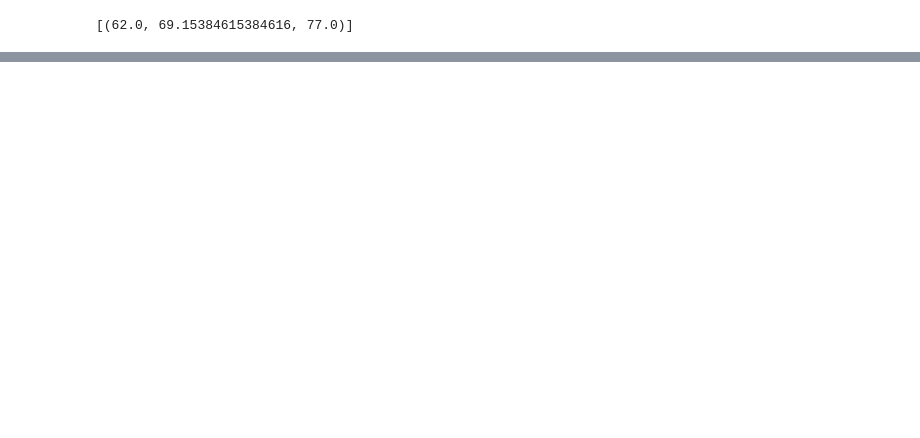
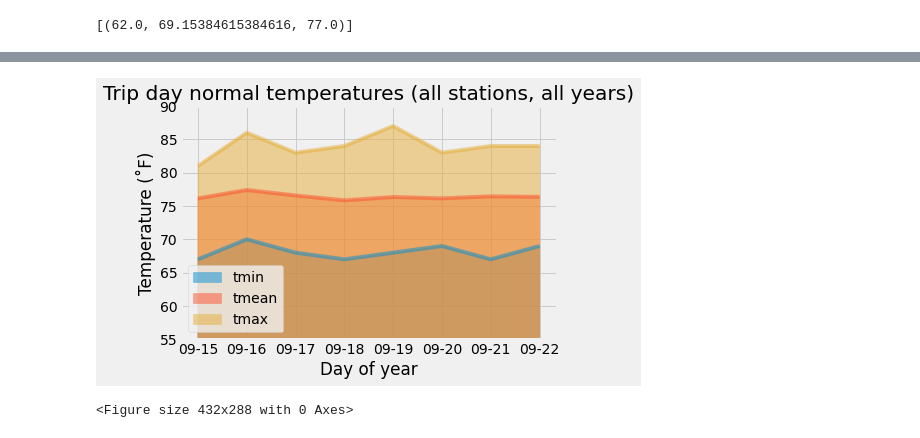
Before and after one commit to bjmacgreg/sqlalchemy-challenge, a Jupyter notebook: MacGregor_climate.ipynb, the cells around one changed output, grey strips where cells are left out. Saved outputs shown, nothing was run; the diff lists cells and outputs as text; code cells hidden in the pictures; blank space fills up the shorter version.

```diff
--- a/MacGregor_climate.ipynb
+++ b/MacGregor_climate.ipynb
@@ -487,15 +473,11 @@ last_year_rain.sort_values(by='prcp', ascending=False)
 
 def daily_normals(date):
     """Daily Normals.
-
     Args:
         date (str): A date string in the format '%m-%d'
-
-    Returns:
-        A list of tuples containing the daily normals, tmin, tavg, and tmax
+    Returns:        A list of tuples containing the daily normals, tmin, tavg, and tmax
 
     """
-
     sel = [func.min(Measurement.tobs), func.avg(Measurement.tobs), func.max(Measurement.tobs)]
     return session.query(*sel).filter(func.strftime("%m-%d", Measurement.date) == date).all()
 
@@ -505,18 +487,26 @@ daily_normals("01-01")
 # %%
 # calculate the daily normals for your trip
 # push each tuple of calculations into a list called `normals`
+# Set the start and end date of the trip
+# Use the start and end date to create a range of dates
+# Strip off the year and save a list of %m-%d strings
+# Loop through the list of %m-%d strings and calculate the normals for each date
 
-# Set the start and end date of the trip
+trip_dates = pd.date_range(start='2016-09-15', end='2016-09-22')
 
-# Use the start and end date to create a range of dates
+trip_days = []
+for date in trip_dates:
+    trip_day = date.strftime('%m-%d')
+    trip_days.append(trip_day)
+trip_days
 
-# Strip off the year and save a list of %m-%d strings
+def numpy_flat(a):
+    return list(np.array(a).flat)
 
-# Loop through the list of %m-%d strings and calculate the normals for each date
-#normals = []
+normals = []
+for day in trip_days:
+    result = numpy_flat((daily_normals(day)))
+    normals.append(result)
 
-
-#09-15
-#09-22
-daily_normals("09-15")
+normals
 # %% [output]
@@ -524,2 +521,5 @@ daily_normals("09-15")
 # %%
 # Load the previous query results into a Pandas DataFrame and add the `trip_dates` range as the `date` index
+
+normals_df = pd.DataFrame(normals, columns = ['tmin', 'tmean', 'tmax'], index=trip_days)
+normals_df
@@ -527,0 +536,12 @@ daily_normals("09-15")
+# %%
+# Plot the daily normals as an area plot with `stacked=False`
+ax = normals_df.plot.area(stacked=False)
+plt.ylim(ymin=55, ymax = 90)
+plt.title(f"Trip day normal temperatures (all stations, all years)")
+plt.ylabel("Temperature (˚F)")
+plt.xlabel("Day of year")
+plt.show()
+plt.savefig("Trip_day_normal_temps.png")
+# %% [output]
+[figure, added]
+<Figure size 432x288 with 0 Axes>
```
Also changed, not shown: parts of 18 cells of this notebook, 4 other files.
